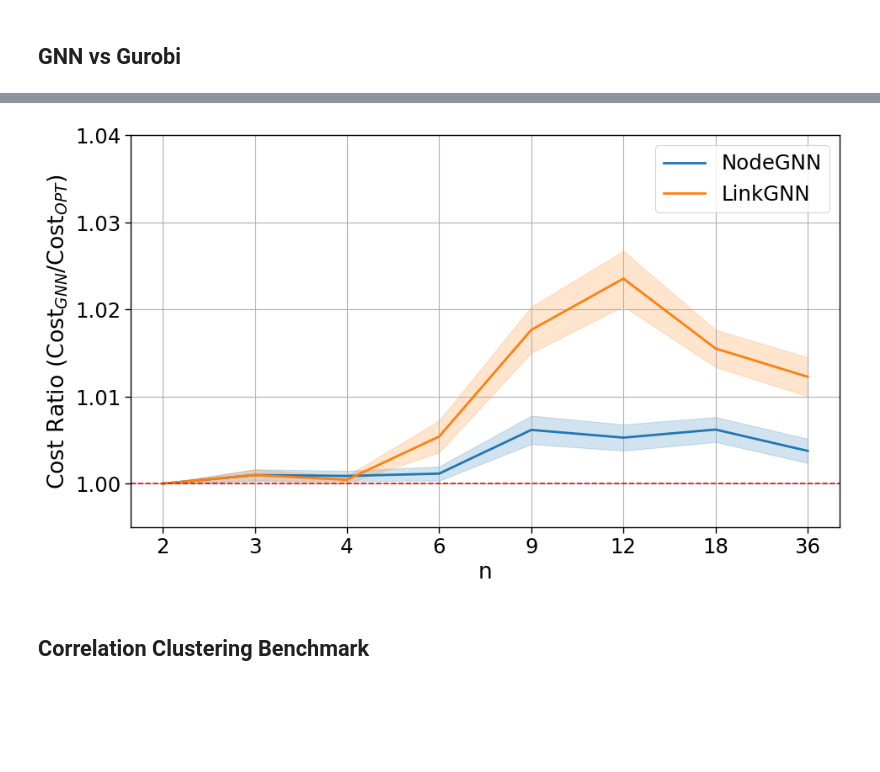
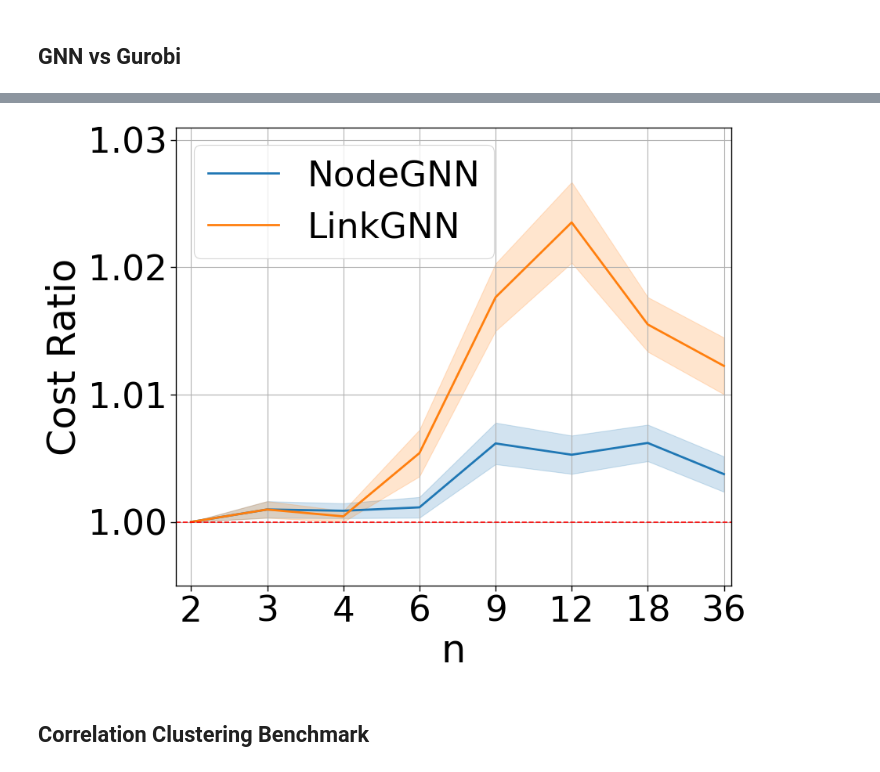
Before and after one commit to FrappaN/ccgnn, a Jupyter notebook: notebooks/plots_cc.ipynb, the cells around one changed output, grey strips where cells are left out. Cells and saved outputs as stored; diff of their text form; code cells hidden in the pictures; blank space fills up the shorter version.

```diff
--- a/notebooks/plots_cc.ipynb
+++ b/notebooks/plots_cc.ipynb
@@ -10,6 +10,5 @@ from torch_geometric import seed_everything
 
 import seaborn as sns
 import matplotlib.pyplot as plt
-sns.set_context('paper', font_scale=2)
 # %%
 def load_result(file, inductive=False):
@@ -187,9 +197,11 @@ def plot_cost_results_inductive(full_df, title, datasets, ylims=[(0.9, 2.1), (7,
 # %% [markdown]
 ## GNN vs Gurobi
 # %%
+sns.set_context('paper', font_scale=3.7)
+
 # plot at varying out_channels (GNN only, compare with its min)
-df = pd.read_csv('./results/gnn_vs_gurobi_results_varying_out_channels.csv')
-df_gurobi = pd.read_csv('./results/gnn_vs_gurobi_results_fixed_n.csv')
+df = pd.read_csv('../results/gnn_vs_gurobi_results_varying_out_channels.csv')
+df_gurobi = pd.read_csv('../results/gnn_vs_gurobi_results_fixed_n.csv')
 import seaborn as sns
 import matplotlib.pyplot as plt
 
@@ -197,7 +209,7 @@ best_out = df_gurobi[['k', 'num_blocks', 'Gurobi']]
 df_plot = df.merge(best_out, on=['k', 'num_blocks'], suffixes=('', '_best'))
 df_plot['GNN'] = df_plot['GNN'] / df_plot['Gurobi']
 
-fig = plt.figure(figsize=(10,6))
+fig = plt.figure(figsize=(10,8))
 
 mapto_out_clusters = {v: i for i, v in enumerate(sorted(df_plot['out_clusters'].unique()))}
 df_plot['out_clusters_mapped'] = df_plot['out_clusters'].map(mapto_out_clusters)
@@ -213,24 +225,21 @@ sns.lineplot(
     dashes=False,
     legend='full',
     markers=True,
-    markersize=15,
+    markersize=25,
     palette=sns.color_palette("tab10", n_colors=len(full_levels)),
     errorbar='se'
 )
 
-plt.legend(title='Blocks (n)', bbox_to_anchor=(0.8, 1), loc='upper left')
 plt.axhline(1., color='red', linestyle='--')
 plt.xticks(np.arange(len(df_plot['out_clusters'].unique())), sorted(df_plot['out_clusters'].unique()))
 plt.xlabel('K')
 #plt.xscale('log')
-plt.ylabel(r'Cost Ratio ($\text{Cost}_{GNN} / \text{Cost}_{OPT}$)')
+plt.ylabel('Cost Ratio')
 
+plt.legend(title='Blocks (n)', loc='best', ncol=2)
 
 plt.grid()
 plt.tight_layout()
 plt.show()
-
-
-
-plt.savefig('./results/figures/gnn_vs_gurobi_varying_out_channels.pdf')
+fig.savefig('../results/figures/gnn_vs_gurobi_varying_out_channels.pdf')
 # %% [output]
@@ -238,7 +247,7 @@ plt.savefig('./results/figures/gnn_vs_gurobi_varying_out_channels.pdf')
 # %%
-sns.set_context('paper', font_scale=2)
+sns.set_context('paper', font_scale=3.7)
 
-df = pd.read_csv('./results/gnn_vs_gurobi_results_fixed_n.csv')
+df = pd.read_csv('../results/gnn_vs_gurobi_results_fixed_n.csv')
 # plot difference between gnn and gurobi
 # and between linkgnn and gurobi
 import matplotlib.pyplot as plt
@@ -263,39 +272,40 @@ df_all = df_all[df_all['rounded'] == True]
 
 mapto_num_blocks = {v: i for i, v in enumerate(sorted(df_all['num_blocks'].unique()))}
 df_all['num_blocks_mapped'] = df_all['num_blocks'].map(mapto_num_blocks)
-fig = plt.figure(figsize=(10,6))
+fig = plt.figure(figsize=(10,8))
 sns.lineplot(data=df_all, x='num_blocks_mapped', y='value',  hue='variable', markers=True, linewidth=2, markersize=15,errorbar='se')
 plt.axhline(1., color='red', linestyle='--')
 # on the x axis use only the num_blocks values present in the data
 plt.xticks(np.arange(len(df['num_blocks'].unique())), sorted(df['num_blocks'].unique()))
 plt.xlabel('n')
-plt.ylabel(r'Cost Ratio ($\text{Cost}_{GNN} / \text{Cost}_{OPT}$)')
+plt.ylabel('Cost Ratio')
 #plt.legend(title='Method Comparison')
 # remove 'variable' and 'rounded' from legend
 handles, labels = plt.gca().get_legend_handles_labels()
 new_labels = []
 new_handles = []
 for label in labels:
     if ' (rounded)' in label:
         new_labels.append(label.replace(' (rounded)', ''))
     elif 'rounded' == label or label == 'variable':
         continue
     elif label == 'True':
         new_labels.append('Rounded')
     elif label == 'False':
         new_labels.append('Relaxed')
     else:
         new_labels.append(label)
     new_handles.append(handles[labels.index(label)])
 
 plt.legend(new_handles, new_labels,  loc='best')
-plt.ylim(0.995, 1.04)
+plt.ylim(0.995, 1.031)
+plt.xlim(-0.2, 7.1)
 plt.grid()
 plt.tight_layout()
 plt.show()
-fig.savefig('./results/all_vs_gurobi.pdf')
+fig.savefig('../results/figures/all_vs_gurobi.pdf')
 # %% [output]
-[figure, old version]
+[figure, new version]
 # %% [markdown]
 ## Correlation Clustering Benchmark
 # %%
```
Also changed, not shown: parts of 15 cells of this notebook, 8 other files.
